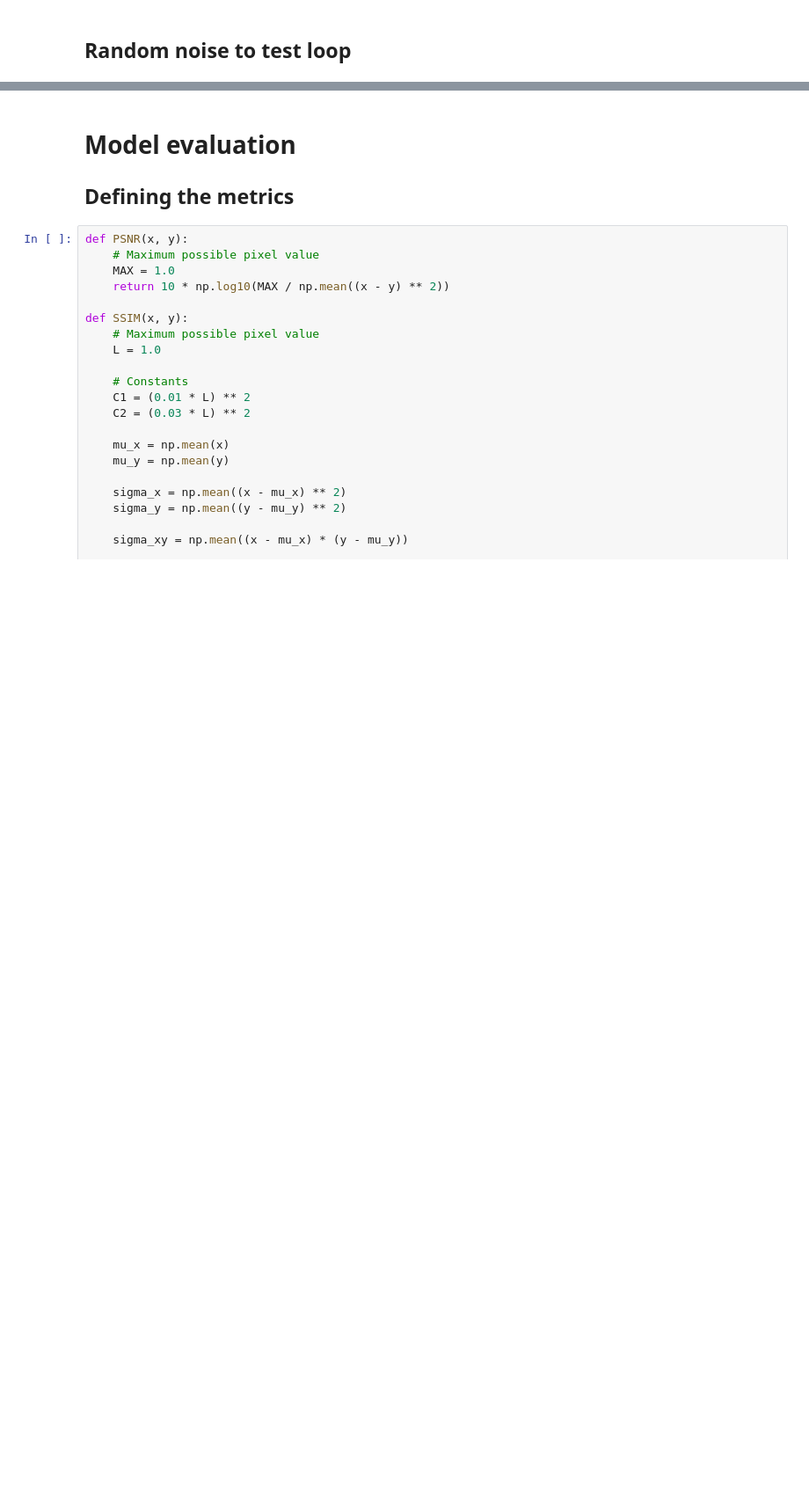
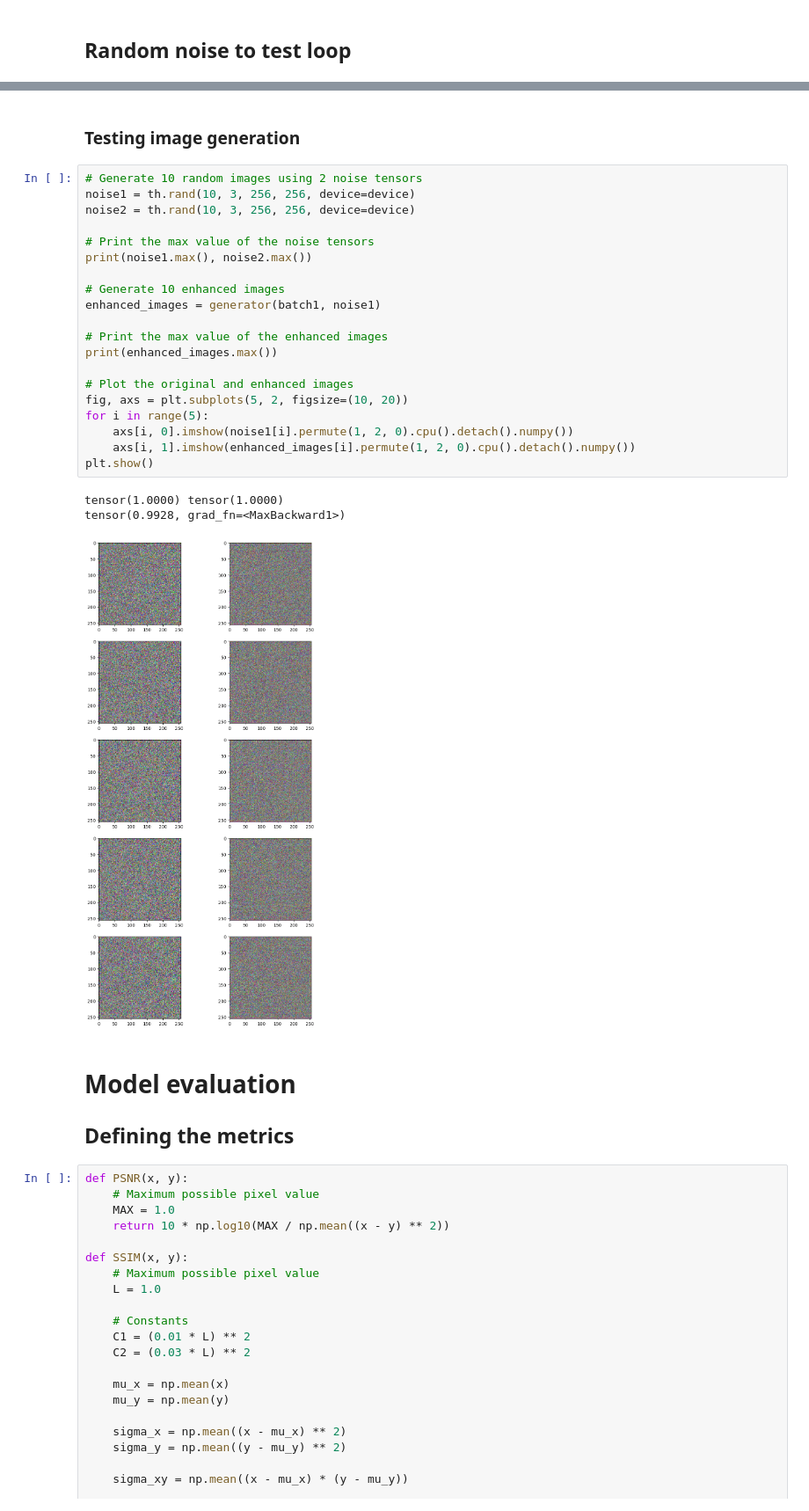
Before and after one commit to HansDahleKvadsheim/Sea-Pix-GAN-Group-6, a Jupyter notebook: sea-pix-GAN.ipynb, the cells around one changed output, grey strips where cells are left out. Shown at 88% size. Cells and saved outputs as stored; diff of their text form; blank space fills up the shorter version.

```diff
--- a/sea-pix-GAN.ipynb
+++ b/sea-pix-GAN.ipynb
@@ -390,3 +495,29 @@ Epoch 2, batch 0, d_loss: 2.04, g_loss: 59.51
+# %% [markdown]
+### Testing image generation
+# %%
+# Generate 10 random images using 2 noise tensors
+noise1 = th.rand(10, 3, 256, 256, device=device)
+noise2 = th.rand(10, 3, 256, 256, device=device)
+
+# Print the max value of the noise tensors
+print(noise1.max(), noise2.max())
+
+# Generate 10 enhanced images
+enhanced_images = generator(batch1, noise1)
+
+# Print the max value of the enhanced images
+print(enhanced_images.max())
+
+# Plot the original and enhanced images
+fig, axs = plt.subplots(5, 2, figsize=(10, 20))
+for i in range(5):
+    axs[i, 0].imshow(noise1[i].permute(1, 2, 0).cpu().detach().numpy())
+    axs[i, 1].imshow(enhanced_images[i].permute(1, 2, 0).cpu().detach().numpy())
+plt.show()
+# %% [output]
+tensor(1.0000) tensor(1.0000)
+tensor(0.9928, grad_fn=<MaxBackward1>)
+[figure, added]
 # %% [markdown]
 # Model evaluation
 
```
Also changed, not shown: parts of 16 cells of this notebook.
